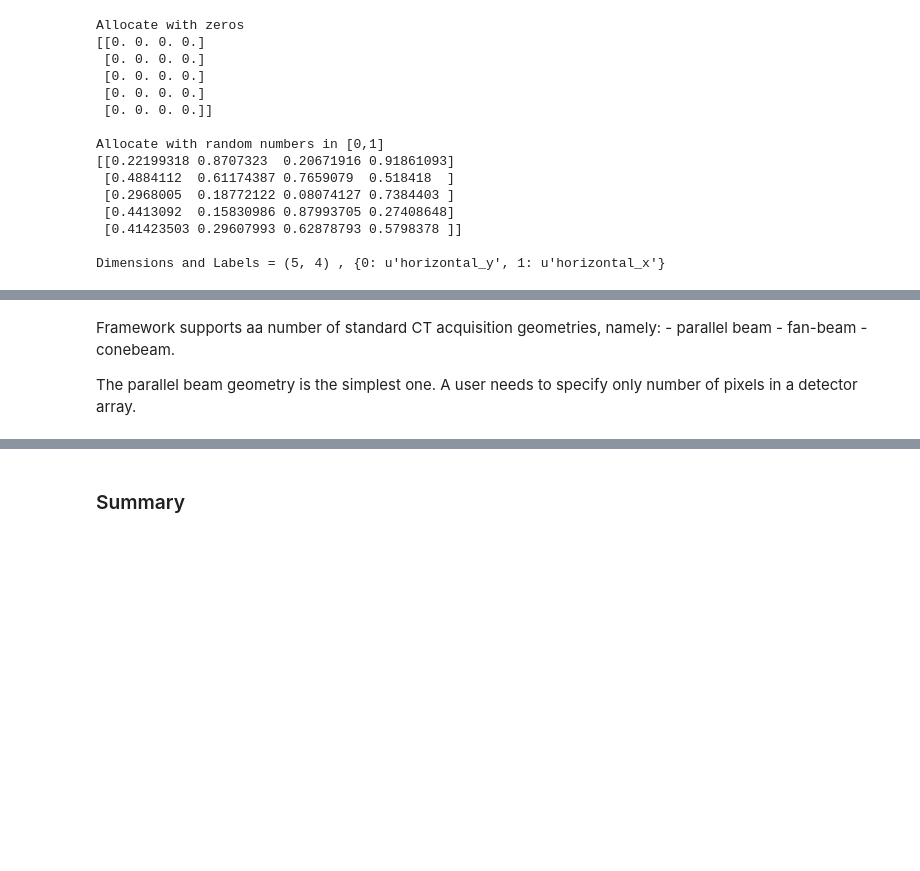
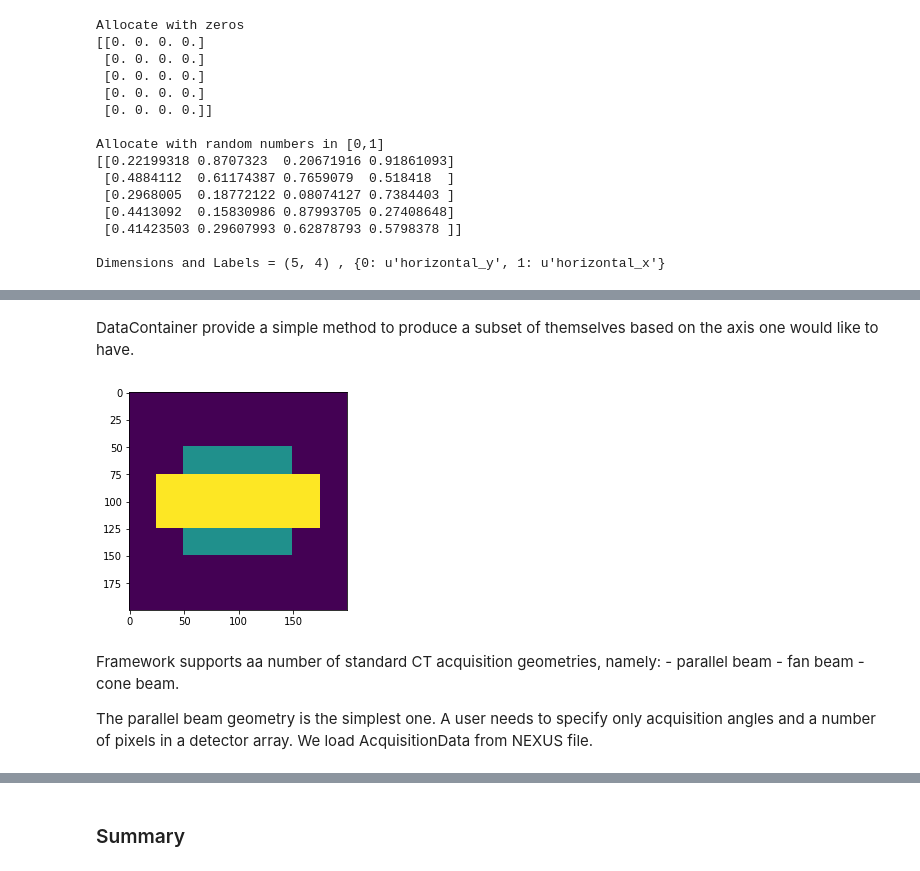
Before and after one commit to paskino/CIL-Demos, a Jupyter notebook: Notebooks/01_basics.ipynb, the cells around one changed output, grey strips where cells are left out. Drawn from its saved outputs; the diff is of its cells as text; code cells hidden in the pictures; blank space fills up the shorter version.

```diff
--- a/Notebooks/01_basics.ipynb
+++ b/Notebooks/01_basics.ipynb
@@ -105,7 +341,21 @@ center : x0,y0,z0
+# %% [markdown]
+DataContainer provide a simple method to produce a subset of themselves based on the axis one would like to have.
+# %%
+data_subset = data.subset(['horizontal_y', 'horizontal_x'])
+
+plt.imshow(data_subset.as_array())
+plt.show()
+
+#data_subset1 = data.subset(horizontal_y = 100)
+
+#plt.plot(data_subset1.as_array())
+#plt.show()
+# %% [output]
+[figure, added]
 # %% [markdown]
 Framework supports aa number of standard CT acquisition geometries, namely:
     - parallel beam
-    - fan-beam
-    - conebeam.
+    - fan beam
+    - cone beam.
 
-The parallel beam geometry is the simplest one. A user needs to specify only number of pixels in a detector array.
+The parallel beam geometry is the simplest one. A user needs to specify only acquisition angles and a number of pixels in a detector array. We load AcquisitionData from NEXUS file.
```
Also changed, not shown: parts of 39 cells of this notebook.
